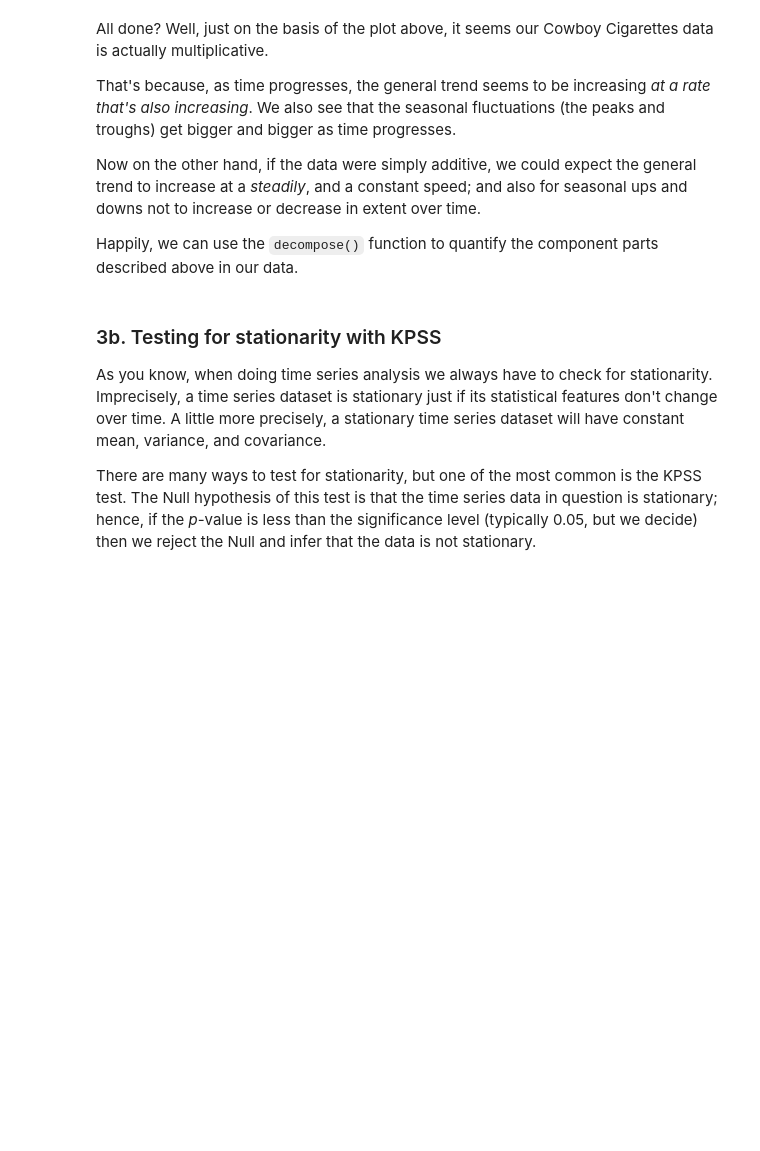
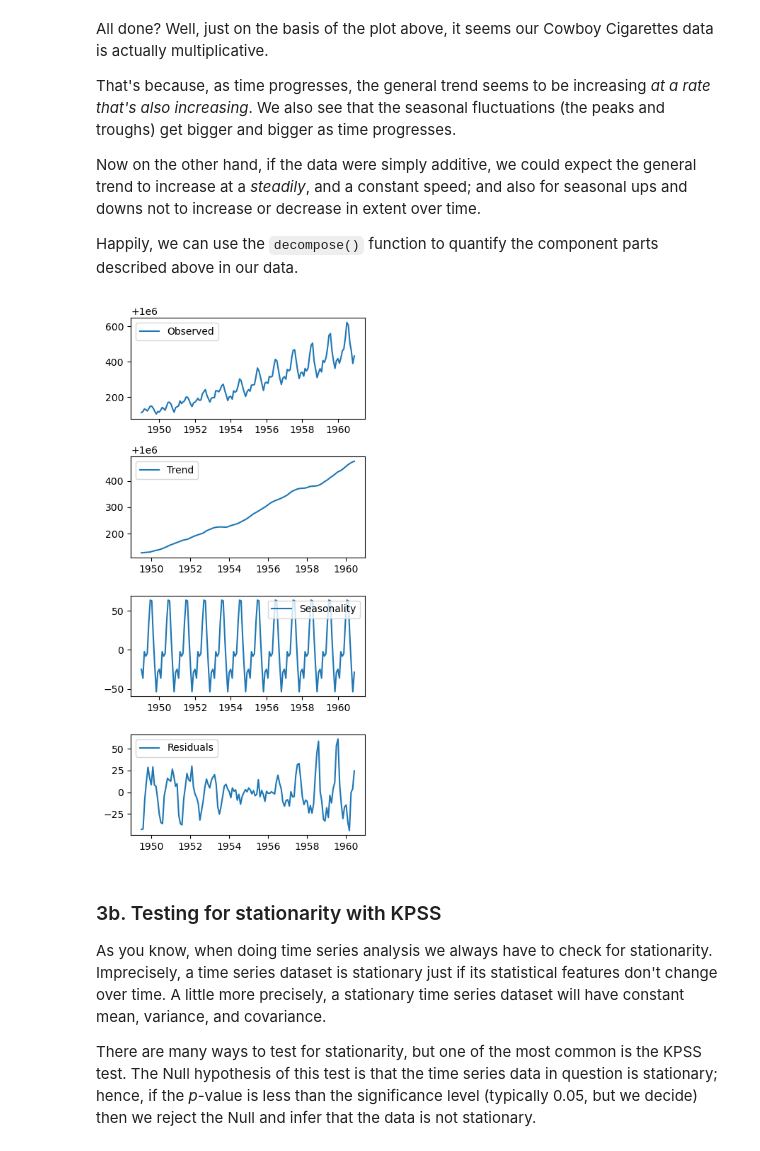
Before and after one commit to sabheen9/Cowboys-CigrettesCaseStudy, a Jupyter notebook: Cowboy Cigarettes Case Study - Tier 3.ipynb, the cells around one changed output. Drawn from its saved outputs; the diff is of its cells as text; code cells hidden in the pictures; blank space fills up the shorter version.

```diff
--- a/Cowboy Cigarettes Case Study - Tier 3.ipynb
+++ b/Cowboy Cigarettes Case Study - Tier 3.ipynb
@@ -243,3 +238,33 @@ _ _ _
+# %%
+# Import seasonal_decompose
+from statsmodels.tsa.seasonal import seasonal_decompose
+
+# Make a variable called decomposition, and assign it y passed to seasonal_decompose()
+decomposition = seasonal_decompose(y)
+
+# Make three variables for trend, seasonal and residual components respectively.
+# Assign them the relevant features of decomposition
+trend = decomposition.trend
+seasonal = decomposition.seasonal
+residual = decomposition.resid
+
+# Plot the original data, the trend, the seasonality, and the residuals
+plt.figure(figsize=(4,8))
+plt.subplot(411)
+plt.plot(y, label = 'Observed')
+plt.legend(loc = 'best')
+plt.subplot(412)
+plt.plot(trend, label = 'Trend')
+plt.legend(loc = 'best')
+plt.subplot(413)
+plt.plot(seasonal, label = 'Seasonality')
+plt.legend(loc = 'best')
+plt.subplot(414)
+plt.plot(residual, label = 'Residuals')
+plt.legend(loc = 'best')
+plt.tight_layout()
+# %% [output]
+[figure, added]
 # %% [markdown]
 ### 3b. Testing for stationarity with KPSS
 As you know, when doing time series analysis we always have to check for stationarity. Imprecisely, a time series dataset is stationary just if its statistical features don't change over time. A little more precisely, a stationary time series dataset will have constant mean, variance, and covariance.
```
Also changed, not shown: parts of 2 cells of this notebook.
